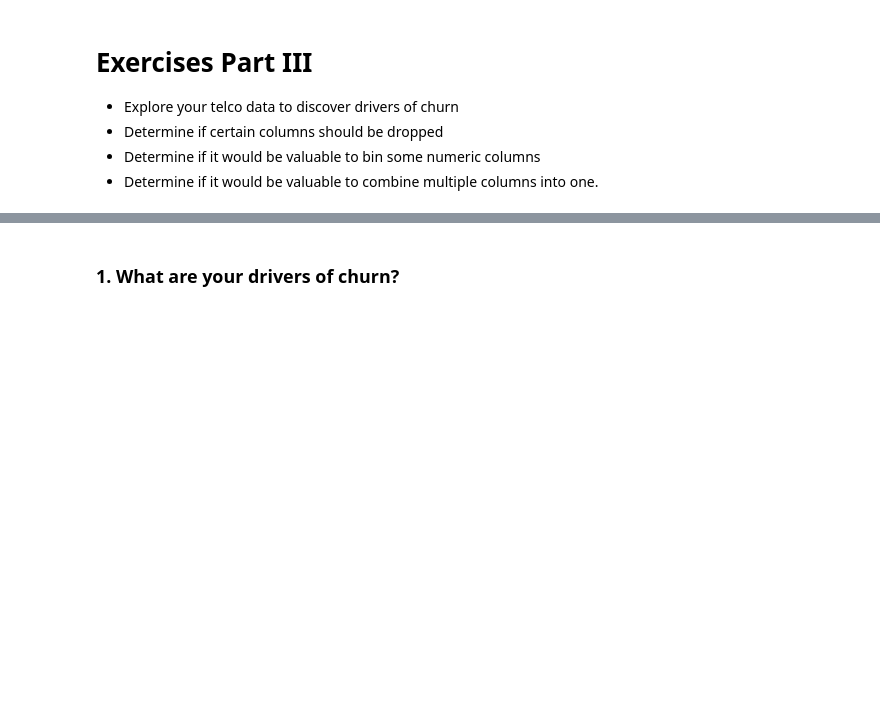
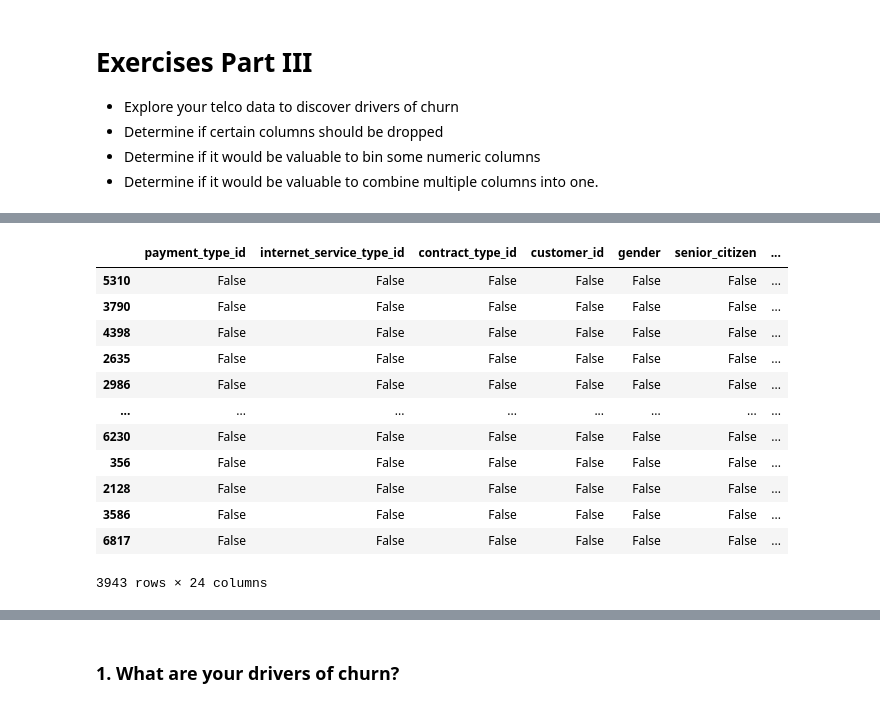
Before and after one commit to Severina7/classification_exercises, a Jupyter notebook: classification_exercises.ipynb, the cells around one changed output, grey strips where cells are left out. Cells and saved outputs as stored; diff of their text form; code cells hidden in the pictures; blank space fills up the shorter version.

```diff
--- a/classification_exercises.ipynb
+++ b/classification_exercises.ipynb
@@ -590,4 +590,4 @@ ModuleNotFoundError: No module named 'prepare.py'; 'prepare' is not a package
 # %%
-train, validate, test =
-train.shape
+train, validate, test = split_telco_data(telco)
+train.shape, validate.shape, test.shape
 # %% [output]
@@ -639,0 +605,16 @@ telco.isna().sample(50)
+# %%
+train.isna()
+# %% [output]
+|  | payment_type_id | internet_service_type_id | contract_type_id | customer_id | gender | senior_citizen | ... |
+| 5310 | False | False | False | False | False | False | ... |
+| 3790 | False | False | False | False | False | False | ... |
+| 4398 | False | False | False | False | False | False | ... |
+| 2635 | False | False | False | False | False | False | ... |
+| 2986 | False | False | False | False | False | False | ... |
+| ... | ... | ... | ... | ... | ... | ... | ... |
+| 6230 | False | False | False | False | False | False | ... |
+| 356 | False | False | False | False | False | False | ... |
+| 2128 | False | False | False | False | False | False | ... |
+| 3586 | False | False | False | False | False | False | ... |
+| 6817 | False | False | False | False | False | False | ... |
+3943 rows × 24 columns
```
Also changed, not shown: parts of 7 cells of this notebook, 3 other files.
